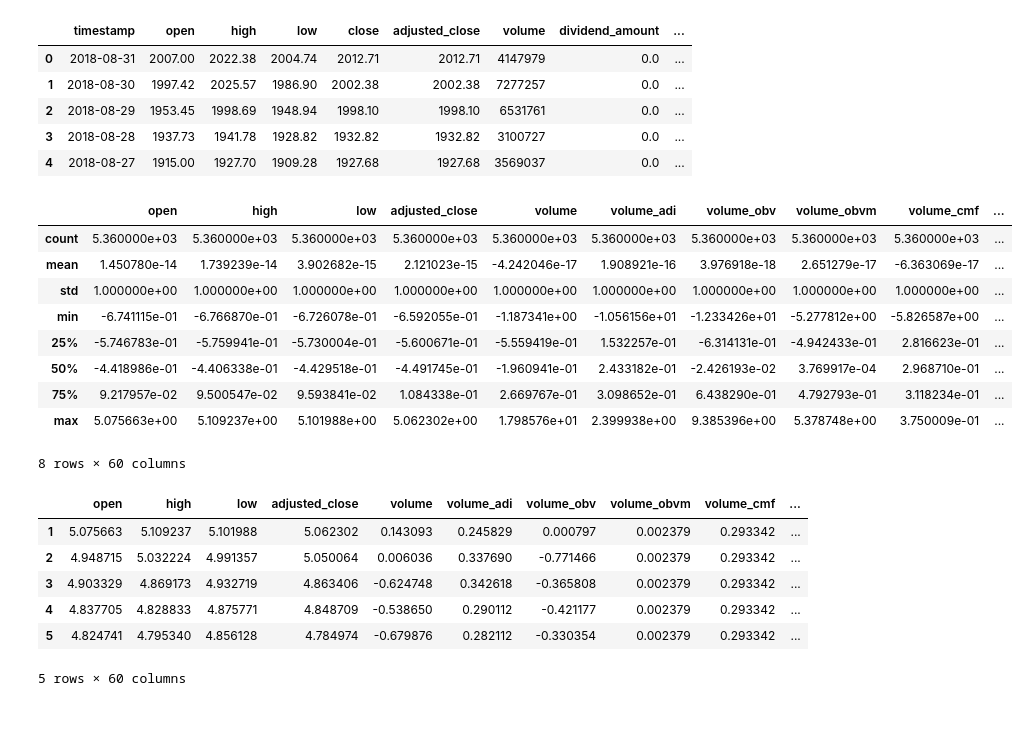
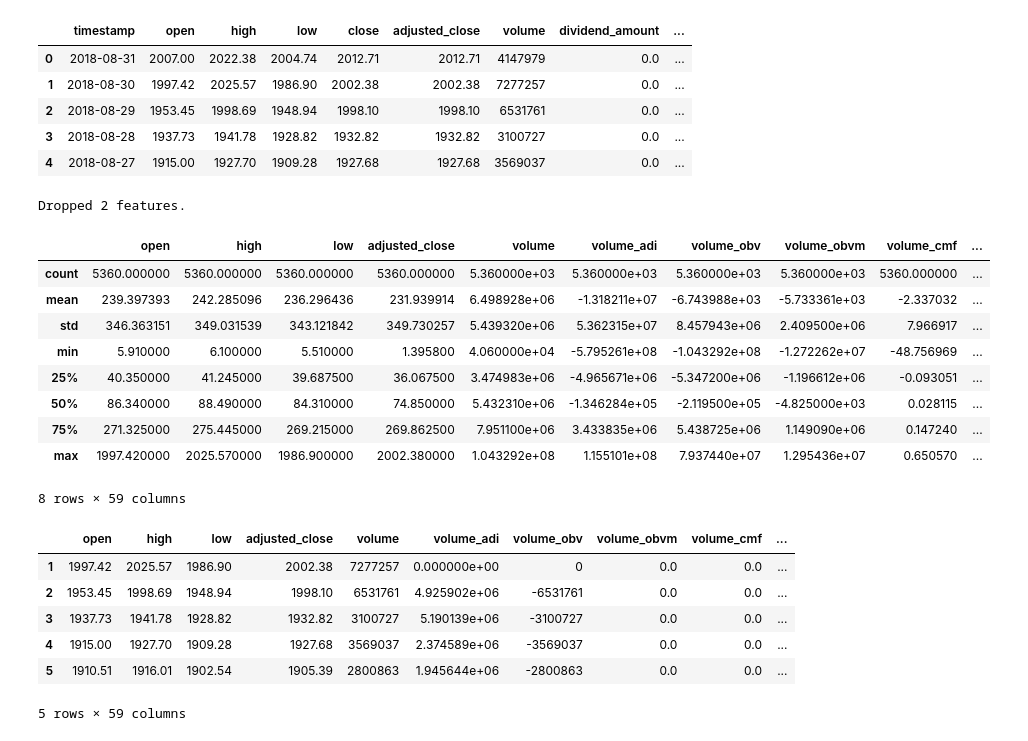
Before and after one commit to czhao39/stock-dnn, a Jupyter notebook: stockdnn.ipynb, the cells around one changed output. Drawn from its saved outputs; the diff is of its cells as text; code cells hidden in the pictures.

```diff
--- a/stockdnn.ipynb
+++ b/stockdnn.ipynb
@@ -38,8 +38,8 @@ display.display(daily_adjusted_df.head(5))
 | 3 | 2018-08-28 | 1937.73 | 1941.78 | 1928.82 | 1932.82 | 1932.82 | 3100727 | 0.0 | ... |
 | 4 | 2018-08-27 | 1915.00 | 1927.70 | 1909.28 | 1927.68 | 1927.68 | 3569037 | 0.0 | ... |
 # %%
-def preprocess_daily_adjusted_df(daily_adjusted_df, prediction_period, means=None, stds=None):
-    selected_features = daily_adjusted_df[[
+def preprocess_daily_adjusted_df(daily_adjusted_df, prediction_period, selected_features=None):
+    base_features = daily_adjusted_df[[
         "open",
         "high",
         "low",
@@ -47,20 +47,19 @@ def preprocess_daily_adjusted_df(daily_adjusted_df, prediction_period, means=Non
         "volume"
     ]]
 
-    # Truncate the most recent prediction_period days
-    processed_df = selected_features.iloc[prediction_period:].copy()
+    # Truncate the most recent prediction_period days, since we don't have their target values
+    processed_df = base_features.iloc[prediction_period:].copy()
 
     # Add technical indicators
     ta.add_all_ta_features(processed_df, "open", "high", "low", "adjusted_close", "volume", fillna=True)
-    processed_df = processed_df.drop("volatility_kchi", axis=1)
 
-    if means is None:
-        means = processed_df.mean().copy()
-    if stds is None:
-        stds = processed_df.std().copy()
-
-    # Normalize features
-    processed_df = (processed_df - means) / stds
+    if selected_features is None:
+        # Drop features with very low variance
+        original_num_features = processed_df.shape[1]
+        processed_df = processed_df.loc[:, processed_df.std() > 0.01]
+        print("Dropped {} features.".format(original_num_features - processed_df.shape[1]))
+    else:
+        processed_df = processed_df.loc[:, selected_features]
 
     # Add the target column
     if prediction_period == 0:
@@ -70,5 +69,5 @@ def preprocess_daily_adjusted_df(daily_adjusted_df, prediction_period, means=Non
         end_adjusted_closes = daily_adjusted_df["adjusted_close"].iloc[:-prediction_period].values
         processed_df["future_percent_change"] = (end_adjusted_closes - start_adjusted_closes) / start_adjusted_closes * 100.0
 
-    return processed_df, means, stds
+    return processed_df
 # %%
@@ -80,25 +92,26 @@ def preprocess_targets(df):
     processed_targets = df["future_percent_change"].copy()
     return processed_targets
 # %%
-df, means, stds = preprocess_daily_adjusted_df(daily_adjusted_df, prediction_period)
+df = preprocess_daily_adjusted_df(daily_adjusted_df, prediction_period)
 display.display(df.describe())
 display.display(df.head(5))
 # %% [output]
+Dropped 2 features.
 |  | open | high | low | adjusted_close | volume | volume_adi | volume_obv | volume_obvm | volume_cmf | ... |
-| count | 5.360000e+03 | 5.360000e+03 | 5.360000e+03 | 5.360000e+03 | 5.360000e+03 | 5.360000e+03 | 5.360000e+03 | 5.360000e+03 | 5.360000e+03 | ... |
-| mean | 1.450780e-14 | 1.739239e-14 | 3.902682e-15 | 2.121023e-15 | -4.242046e-17 | 1.908921e-16 | 3.976918e-18 | 2.651279e-17 | -6.363069e-17 | ... |
-| std | 1.000000e+00 | 1.000000e+00 | 1.000000e+00 | 1.000000e+00 | 1.000000e+00 | 1.000000e+00 | 1.000000e+00 | 1.000000e+00 | 1.000000e+00 | ... |
-| min | -6.741115e-01 | -6.766870e-01 | -6.726078e-01 | -6.592055e-01 | -1.187341e+00 | -1.056156e+01 | -1.233426e+01 | -5.277812e+00 | -5.826587e+00 | ... |
-| 25% | -5.746783e-01 | -5.759941e-01 | -5.730004e-01 | -5.600671e-01 | -5.559419e-01 | 1.532257e-01 | -6.314131e-01 | -4.942433e-01 | 2.816623e-01 | ... |
-| 50% | -4.418986e-01 | -4.406338e-01 | -4.429518e-01 | -4.491745e-01 | -1.960941e-01 | 2.433182e-01 | -2.426193e-02 | 3.769917e-04 | 2.968710e-01 | ... |
-| 75% | 9.217957e-02 | 9.500547e-02 | 9.593841e-02 | 1.084338e-01 | 2.669767e-01 | 3.098652e-01 | 6.438290e-01 | 4.792793e-01 | 3.118234e-01 | ... |
-| max | 5.075663e+00 | 5.109237e+00 | 5.101988e+00 | 5.062302e+00 | 1.798576e+01 | 2.399938e+00 | 9.385396e+00 | 5.378748e+00 | 3.750009e-01 | ... |
+| count | 5360.000000 | 5360.000000 | 5360.000000 | 5360.000000 | 5.360000e+03 | 5.360000e+03 | 5.360000e+03 | 5.360000e+03 | 5360.000000 | ... |
+| mean | 239.397393 | 242.285096 | 236.296436 | 231.939914 | 6.498928e+06 | -1.318211e+07 | -6.743988e+03 | -5.733361e+03 | -2.337032 | ... |
+| std | 346.363151 | 349.031539 | 343.121842 | 349.730257 | 5.439320e+06 | 5.362315e+07 | 8.457943e+06 | 2.409500e+06 | 7.966917 | ... |
+| min | 5.910000 | 6.100000 | 5.510000 | 1.395800 | 4.060000e+04 | -5.795261e+08 | -1.043292e+08 | -1.272262e+07 | -48.756969 | ... |
+| 25% | 40.350000 | 41.245000 | 39.687500 | 36.067500 | 3.474983e+06 | -4.965671e+06 | -5.347200e+06 | -1.196612e+06 | -0.093051 | ... |
+| 50% | 86.340000 | 88.490000 | 84.310000 | 74.850000 | 5.432310e+06 | -1.346284e+05 | -2.119500e+05 | -4.825000e+03 | 0.028115 | ... |
+| 75% | 271.325000 | 275.445000 | 269.215000 | 269.862500 | 7.951100e+06 | 3.433835e+06 | 5.438725e+06 | 1.149090e+06 | 0.147240 | ... |
+| max | 1997.420000 | 2025.570000 | 1986.900000 | 2002.380000 | 1.043292e+08 | 1.155101e+08 | 7.937440e+07 | 1.295436e+07 | 0.650570 | ... |
-8 rows × 60 columns
+8 rows × 59 columns
 |  | open | high | low | adjusted_close | volume | volume_adi | volume_obv | volume_obvm | volume_cmf | ... |
-| 1 | 5.075663 | 5.109237 | 5.101988 | 5.062302 | 0.143093 | 0.245829 | 0.000797 | 0.002379 | 0.293342 | ... |
-| 2 | 4.948715 | 5.032224 | 4.991357 | 5.050064 | 0.006036 | 0.337690 | -0.771466 | 0.002379 | 0.293342 | ... |
-| 3 | 4.903329 | 4.869173 | 4.932719 | 4.863406 | -0.624748 | 0.342618 | -0.365808 | 0.002379 | 0.293342 | ... |
-| 4 | 4.837705 | 4.828833 | 4.875771 | 4.848709 | -0.538650 | 0.290112 | -0.421177 | 0.002379 | 0.293342 | ... |
-| 5 | 4.824741 | 4.795340 | 4.856128 | 4.784974 | -0.679876 | 0.282112 | -0.330354 | 0.002379 | 0.293342 | ... |
+| 1 | 1997.42 | 2025.57 | 1986.90 | 2002.38 | 7277257 | 0.000000e+00 | 0 | 0.0 | 0.0 | ... |
+| 2 | 1953.45 | 1998.69 | 1948.94 | 1998.10 | 6531761 | 4.925902e+06 | -6531761 | 0.0 | 0.0 | ... |
+| 3 | 1937.73 | 1941.78 | 1928.82 | 1932.82 | 3100727 | 5.190139e+06 | -3100727 | 0.0 | 0.0 | ... |
+| 4 | 1915.00 | 1927.70 | 1909.28 | 1927.68 | 3569037 | 2.374589e+06 | -3569037 | 0.0 | 0.0 | ... |
+| 5 | 1910.51 | 1916.01 | 1902.54 | 1905.39 | 2800863 | 1.945644e+06 | -2800863 | 0.0 | 0.0 | ... |
-5 rows × 60 columns
+5 rows × 59 columns
 # %%
```
Also changed, not shown: parts of 8 cells of this notebook.
